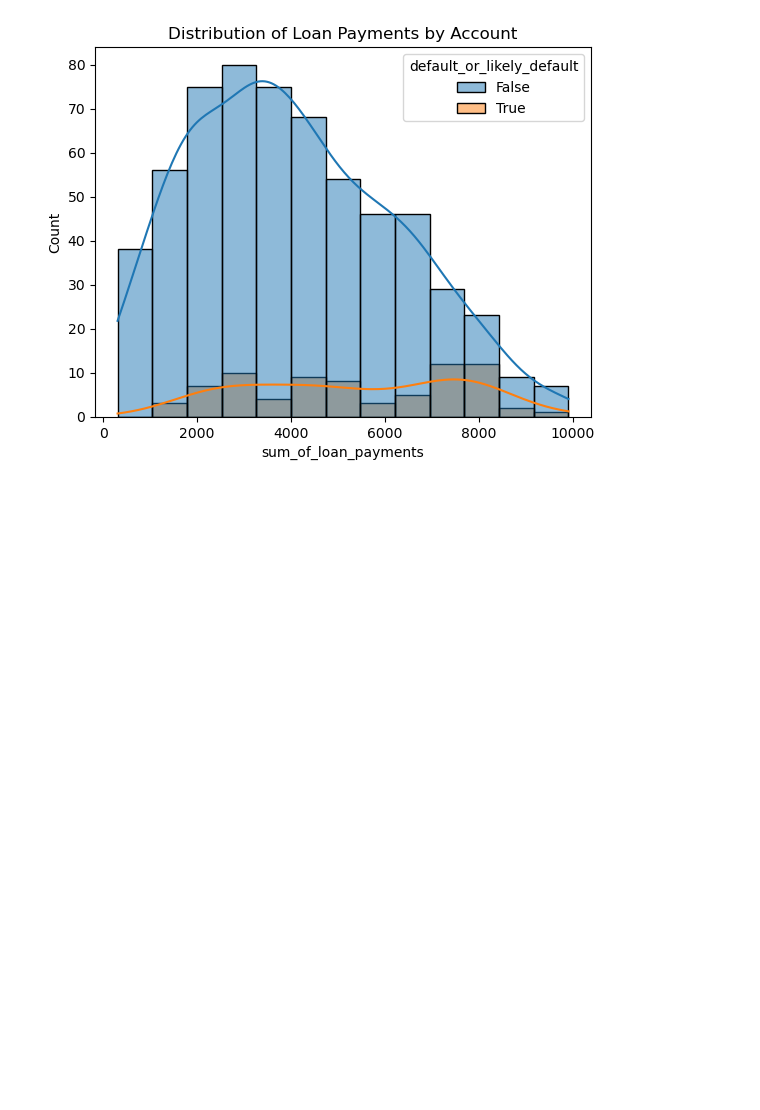
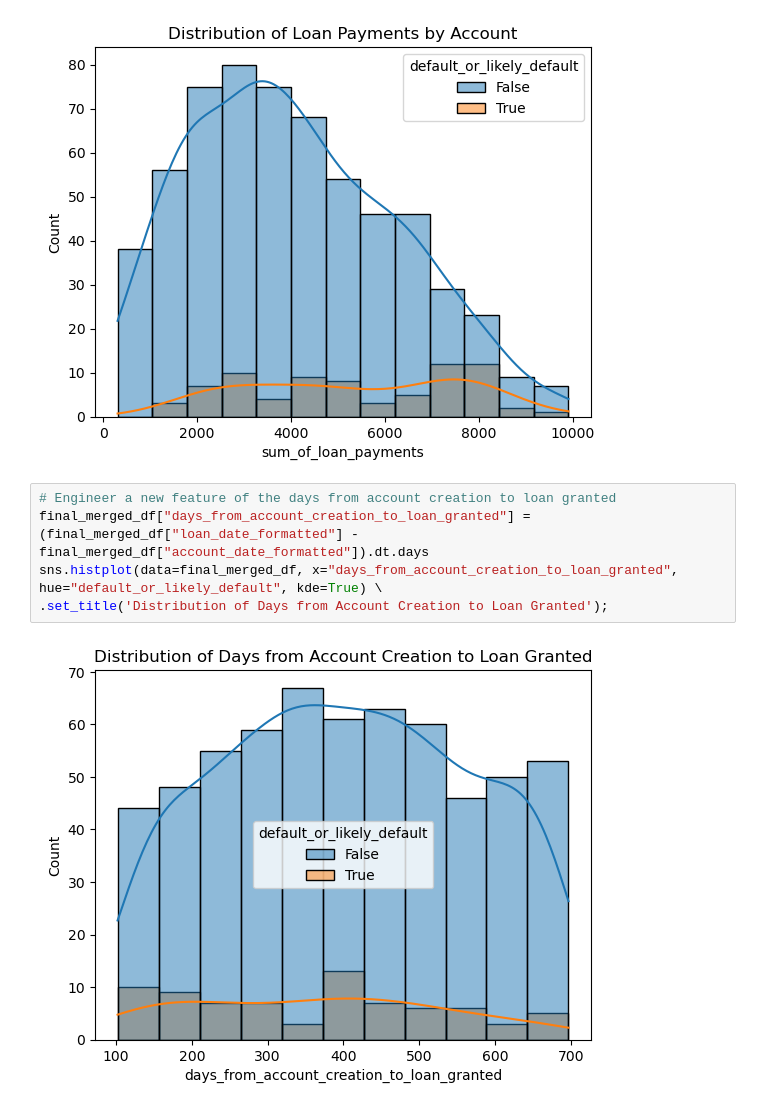
Before and after one commit to Papazian/MADS_Milestone, a Jupyter notebook: Explore_Berka_Data.ipynb, the cells around one changed output. Saved outputs shown, nothing was run; the diff lists cells and outputs as text; blank space fills up the shorter version.

Commit message:
Calculated distribution of days
Calculated distribution of days

```diff
--- a/Explore_Berka_Data.ipynb
+++ b/Explore_Berka_Data.ipynb
@@ -476,3 +476,10 @@ sns.histplot(data=final_merged_df, x="sum_of_loan_payments", hue="default_or_lik
 .set_title('Distribution of Loan Payments by Account');
 # %% [output]
 [figure]
+# %%
+# Engineer a new feature of the days from account creation to loan granted
+final_merged_df["days_from_account_creation_to_loan_granted"] = (final_merged_df["loan_date_formatted"] - final_merged_df["account_date_formatted"]).dt.days
+sns.histplot(data=final_merged_df, x="days_from_account_creation_to_loan_granted", hue="default_or_likely_default", kde=True) \
+.set_title('Distribution of Days from Account Creation to Loan Granted');
+# %% [output]
+[figure, added]
```
Also changed, not shown: parts of 2 cells of this notebook.
